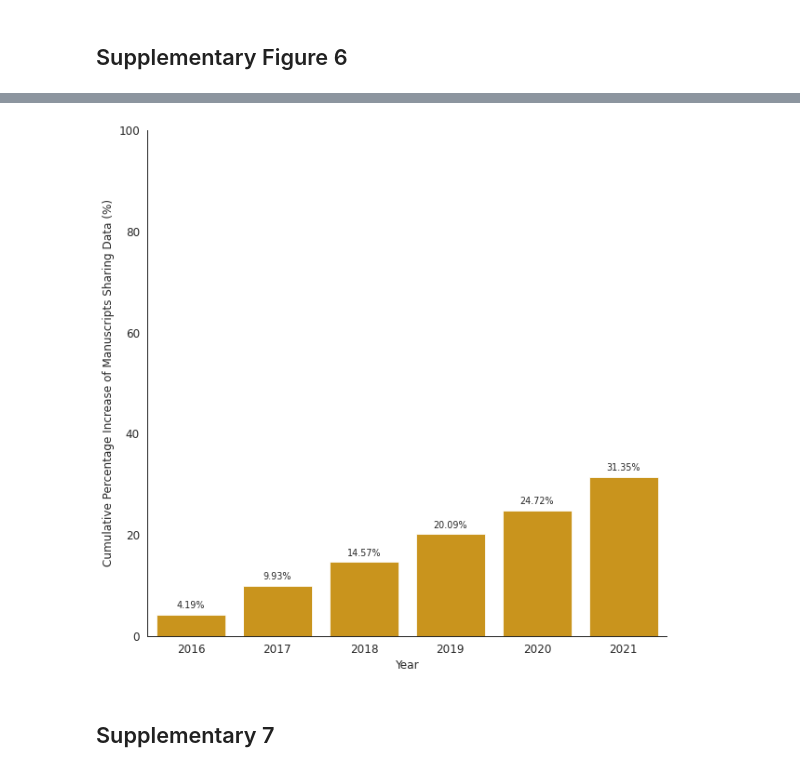
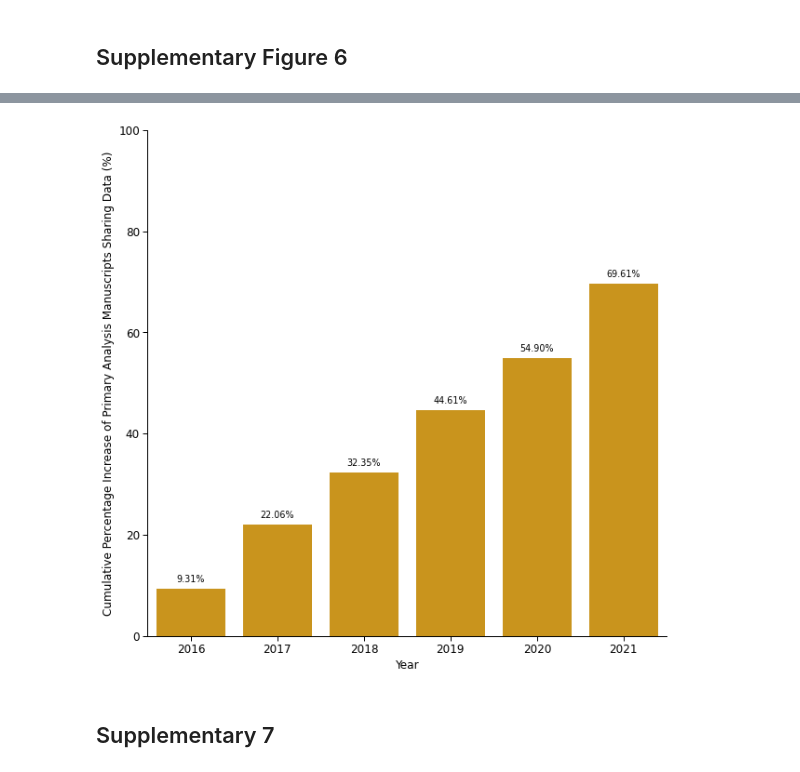
Before and after one commit to Mangul-Lab-USC/code-availability, a Jupyter notebook: notebooks/Figures.ipynb, the cells around one changed output, grey strips where cells are left out. Drawn from its saved outputs; the diff is of its cells as text; code cells hidden in the pictures.

```diff
--- a/notebooks/Figures.ipynb
+++ b/notebooks/Figures.ipynb
@@ -746,7 +739,8 @@ ax[0, 1].tick_params(axis='both', labelsize=12)
 #replace upon request with no in the Data availability column of the data
 df_modified = df.copy()
 df_modified.loc[df_modified['Data availability (yes/no)'] == 'upon request', 'Data availability (yes/no)'] = 'no'
-#create dataframe for counts data of data availability and code availability
+df_modified.loc[df_modified['Secondary analysis'] == 'Hybrid', 'Secondary analysis'] = 'no'
+#create dataframe for counts data of data availability and code availability, pmc_year, and analysis type
 df_temp=pd.DataFrame({'Counts': df_modified.groupby(['Data availability (yes/no)','Code availability (Yes/No)','PMC_Year','Secondary analysis']).size()}).reset_index()
 
 #filter df_temp to only have rows where data and code are available, only data shared, and only code shared
@@ -754,20 +748,32 @@ df_temp=df_temp[~((df_temp['Data availability (yes/no)']=='no') & (df_temp['Code
 #filter df_temp to only have primary studies
 df_temp=df_temp[~(df_temp['Secondary analysis']=='yes')]
 #create percentage column
-df_temp['Percentage'] = (df_temp['Counts']/df_temp['Counts'].sum()) * 100
-df_temp['Percentage']=df_temp['Percentage'].round(2)
+df_temp['Percent Increase'] = (df_temp['Counts']/204) * 100
+#df_temp['Cumulative Percent Increase']=df_temp['Percent Increase'].cumsum()
+#df_temp['Percentage']=df_temp['Percentage'].round(2)
+#df_temp['Cumulative Percent Increase']=df_temp['Cumulative Percent Increase'].round(2)
 #Create labels column
 df_temp['Labels']='Unknown'
-df_temp.loc[(df_temp['Data availability (yes/no)'] == 'yes') & (df_temp['Code availability (Yes/No)']=='yes'), 'Labels'] = 'Data and Code Shared'
+df_temp.loc[(df_temp['Data availability (yes/no)'] == 'yes') & (df_temp['Code availability (Yes/No)']=='yes'), 'Labels'] = 'Data and Code Both Shared'
 df_temp.loc[(df_temp['Data availability (yes/no)'] == 'yes') & (df_temp['Code availability (Yes/No)']=='no'), 'Labels'] = 'Only Data Shared'
 df_temp.loc[(df_temp['Data availability (yes/no)'] == 'no') & (df_temp['Code availability (Yes/No)']=='yes'), 'Labels'] = 'Only Code Shared'
-color=['#009E73','#D55E00','#0072B2']
-
-sns.barplot(ax=ax[2,0],data=df_temp.sort_values(['PMC_Year','Percentage']), x='PMC_Year',y='Percentage',hue='Labels', ci=None,palette=color)
+df_stacked = df_temp[['Labels', 'Percent Increase', 'PMC_Year']]
+df_stacked=df_stacked.pivot(index='PMC_Year',columns='Labels', values='Percent Increase')
+df_stacked=df_stacked.fillna(0)
+df_stacked['Data and Code Both Shared']=df_stacked['Data and Code Both Shared'].cumsum()
+df_stacked['Data and Code Both Shared']=df_stacked['Data and Code Both Shared'].round(2)
+df_stacked['Only Code Shared']=df_stacked['Only Code Shared'].cumsum()
+df_stacked['Only Code Shared']=df_stacked['Only Code Shared'].round(2)
+df_stacked['Only Data Shared']=df_stacked['Only Data Shared'].cumsum()
+df_stacked['Only Data Shared']=df_stacked['Only Data Shared'].round(2)
+sns.set_style("white")
+sns.set_context("paper",font_scale=1)
+# create stacked bar chart for monthly temperatures
+df_stacked.plot(kind='bar', stacked=True,color=['#009E73','#D55E00','#0072B2'], rot=0, ax=ax[2,0])
 sns.despine()
 ax[2,0].legend(loc='upper right', bbox_to_anchor=(1, 1))
 ax[2,0].set_xlabel("Year", fontsize=12)
-ax[2,0].set_ylabel("Primary analysis manuscript (%)",fontsize=12)
+ax[2,0].set_ylabel("Cumulative Percent Increase\nof\nPrimary Analysis Manuscripts (%)",fontsize=12)
 ax[2,0].set_ylim(0,100)
 ax[2,0].text(5, 100, "n=204", fontsize=12)
 ax[2,0].tick_params(axis='both', labelsize=12)
@@ -1241,13 +1247,16 @@ plt.show()
 #replace upon request with no in the Data availability column of the data
 df_modified = df.copy()
 df_modified.loc[df_modified['Data availability (yes/no)'] == 'upon request', 'Data availability (yes/no)'] = 'no'
+df_modified.loc[df_modified['Secondary analysis'] == 'Hybrid', 'Secondary analysis'] = 'no'
 #create dataframe for counts data of code availability
-df_temp=pd.DataFrame({'Counts': df_modified.groupby(['Data availability (yes/no)','PMC_Year']).size()}).reset_index()
+df_temp=pd.DataFrame({'Counts': df_modified.groupby(['Data availability (yes/no)','PMC_Year','Secondary analysis']).size()}).reset_index()
 
 #filter df_temp to only have rows where data and code are available, only data shared, and only code shared
 df_temp=df_temp[~((df_temp['Data availability (yes/no)']=='no'))]
+#filter df_temp to only have primary studies
+df_temp=df_temp[~(df_temp['Secondary analysis']=='yes')]
 #create percentage column
-df_temp['Percent Increase'] = (df_temp['Counts']/453) * 100
+df_temp['Percent Increase'] = (df_temp['Counts']/204) * 100
 df_temp['Cumulative Percent Increase']=df_temp['Percent Increase'].cumsum()
 df_temp['Cumulative Percent Increase']=df_temp['Cumulative Percent Increase'].round(2)
 
@@ -1265,24 +1274,24 @@ df_temp
 # %%
 plt.figure(figsize=(10, 10))
 plt.rcParams.update({'font.size': 12})
 rcParams['font.family'] = 'sans-serif'
 sns.set_context("paper",font_scale=1)
 colors = ['#E69F00']
 sns.barplot(data=df_temp, x='PMC_Year', y='Cumulative Percent Increase',palette=colors )
 
 for index, row in df_temp.iterrows():
     plt.annotate(f'{row["Cumulative Percent Increase"]:.2f}%', xy=(index, row['Cumulative Percent Increase']),
                  xytext=(0, 5), textcoords='offset points', ha='center', va='bottom')
 sns.despine()
 plt.xlabel("Year",fontsize=12)
-plt.ylabel("Cumulative Percentage Increase of Manuscripts Sharing Data (%)",fontsize=12)
+plt.ylabel("Cumulative Percentage Increase of Primary Analysis Manuscripts Sharing Data (%)",fontsize=12)
 plt.ylim([0, 100])
 plt.tick_params(axis='both', labelsize=12)
 sns.despine()
 plt.savefig('../Figures/sup6.png', format='png', dpi=300)
 plt.show()
 # %% [output]
-[figure, old version]
+[figure, new version]
 # %% [markdown]
 ## Supplementary 7
 # %%
```
Also changed, not shown: parts of 8 cells of this notebook, 3 other files.
